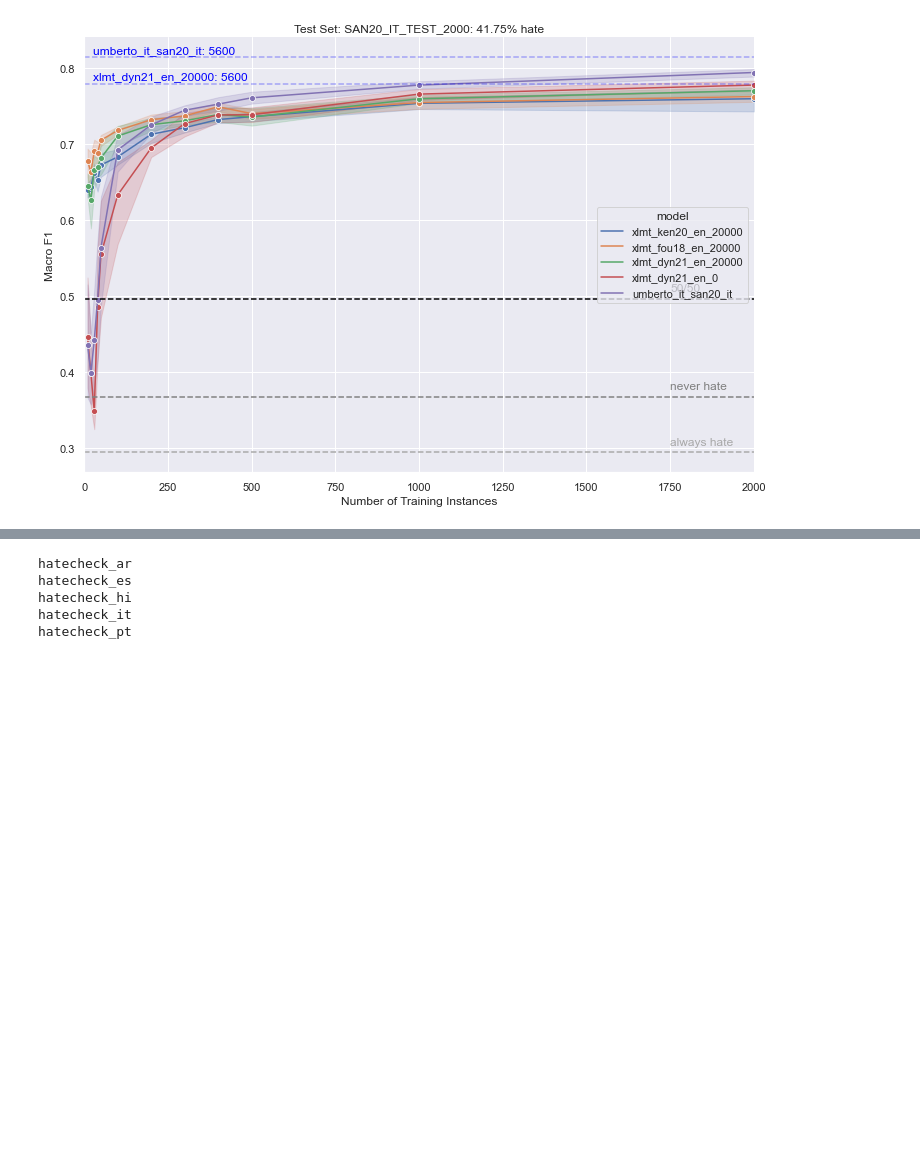
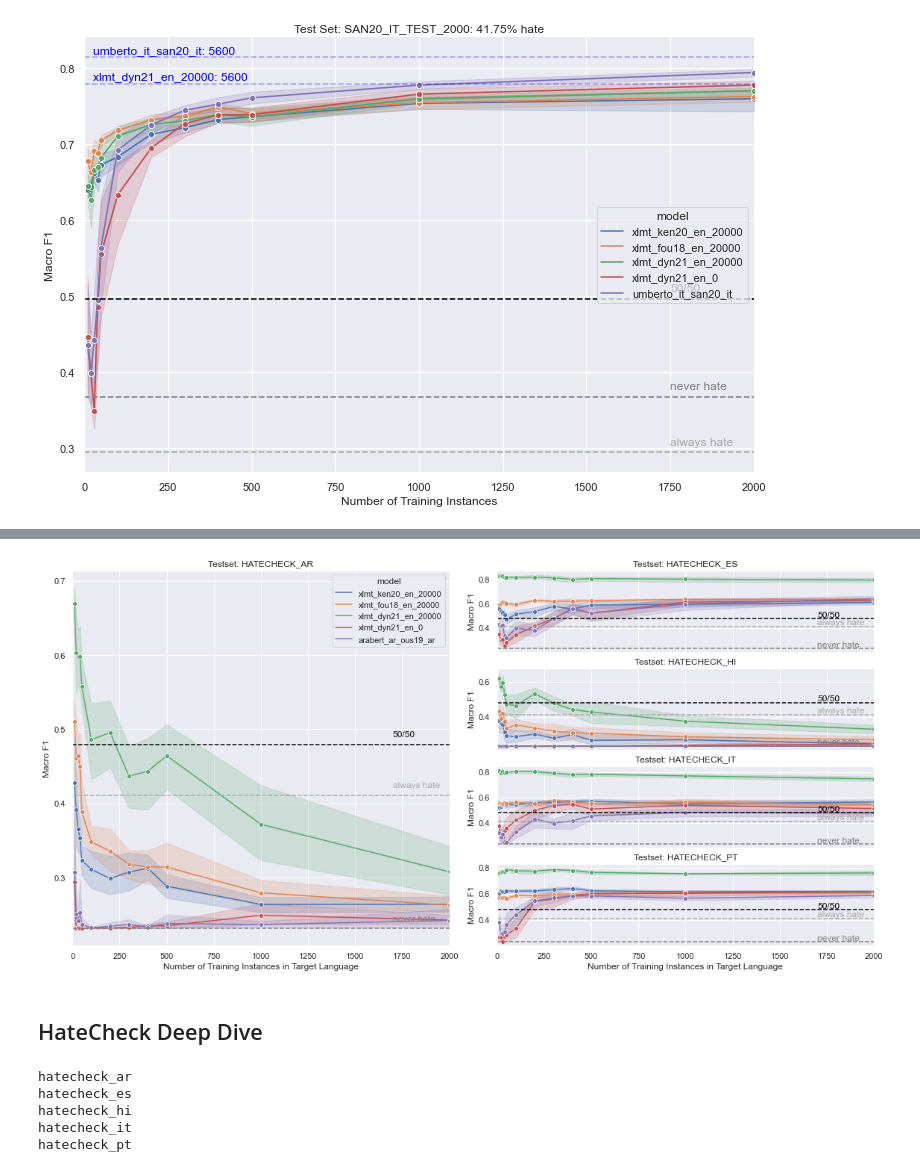
Before and after one commit to paul-rottger/efficient-low-resource-hate-detection, a Jupyter notebook: 3_evaluation/evaluate_results.ipynb, the cells around one changed output, grey strips where cells are left out. Cells and saved outputs as stored; diff of their text form; code cells hidden in the pictures; blank space fills up the shorter version.

```diff
--- a/3_evaluation/evaluate_results.ipynb
+++ b/3_evaluation/evaluate_results.ipynb
@@ -255,3 +398,30 @@ for target_testset, ax in zip(sorted([t for t in metrics_dict.keys() if "hateche
+# %%
+BASELINES = ["always hate", "never hate", "50/50"]
+RESULTS_ON_FULL_DATA = True
+
+# set up plot layout
+fig = plt.figure(figsize=(16, 8))
+gs_full = GridSpec(1, 2, width_ratios=[1, 1])
+gs_l =  gridspec.GridSpecFromSubplotSpec(1, 1, subplot_spec=gs_full[0])
+gs_r =  gridspec.GridSpecFromSubplotSpec(4, 1, subplot_spec=gs_full[1])
+
+# iterate through cells in plot grid
+
+# left side
+f1_plot([t for t in metrics_dict.keys() if "hatecheck" in t][0], gs_full[0], BASELINES)
+
+# right side
+for target_testset, cell in zip([t for t in metrics_dict.keys() if "hatecheck" in t][], [c for c in gs_r]):
+    if cell!=gs_r[-1]:
+        f1_plot(target_testset, cell, BASELINES, legend=False, xaxis_labels=False)
+    else:
+        f1_plot(target_testset, cell, BASELINES, legend=False, xaxis_labels=True)
+
+fig.tight_layout()
+# %% [output]
+[figure, added]
+# %% [markdown]
+## HateCheck Deep Dive
 # %%
 # load hatecheck cases
 
```
Also changed, not shown: parts of 14 cells of this notebook.
